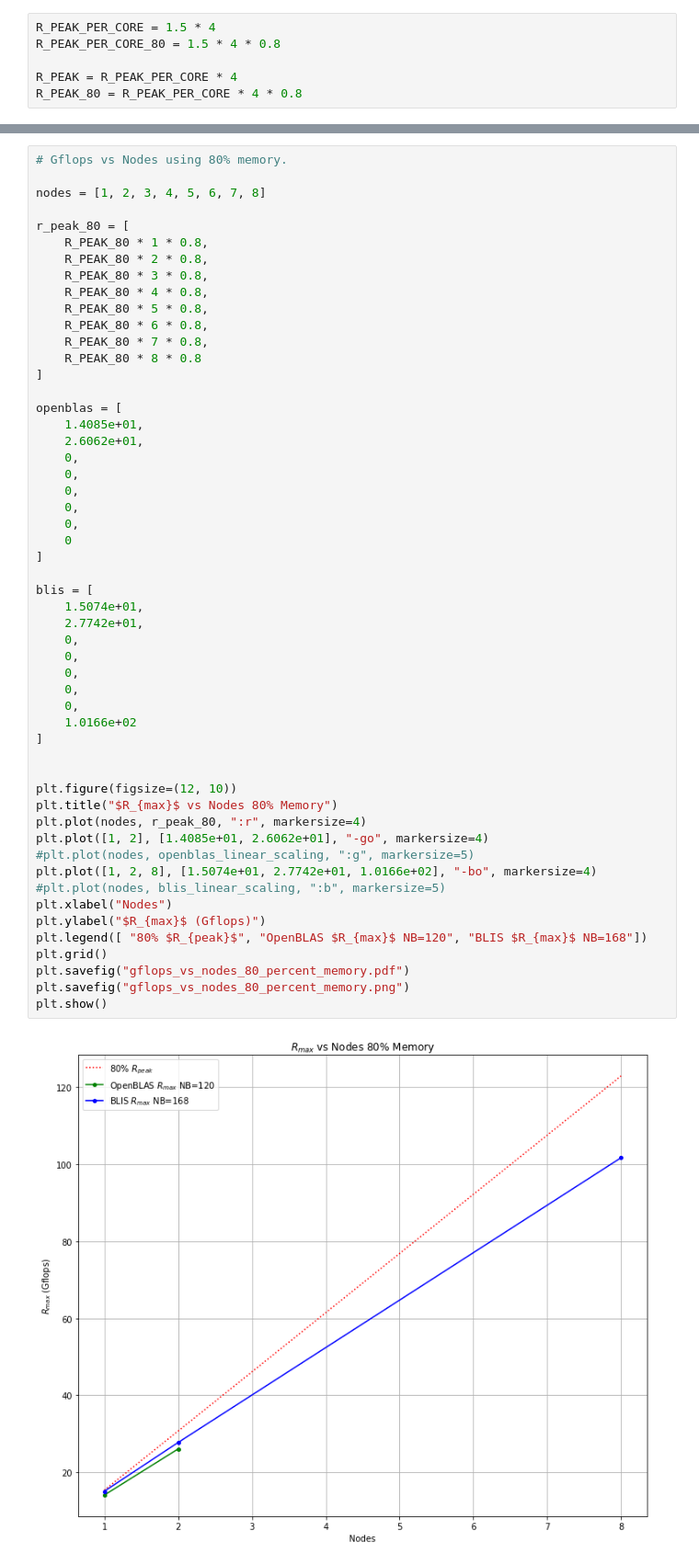
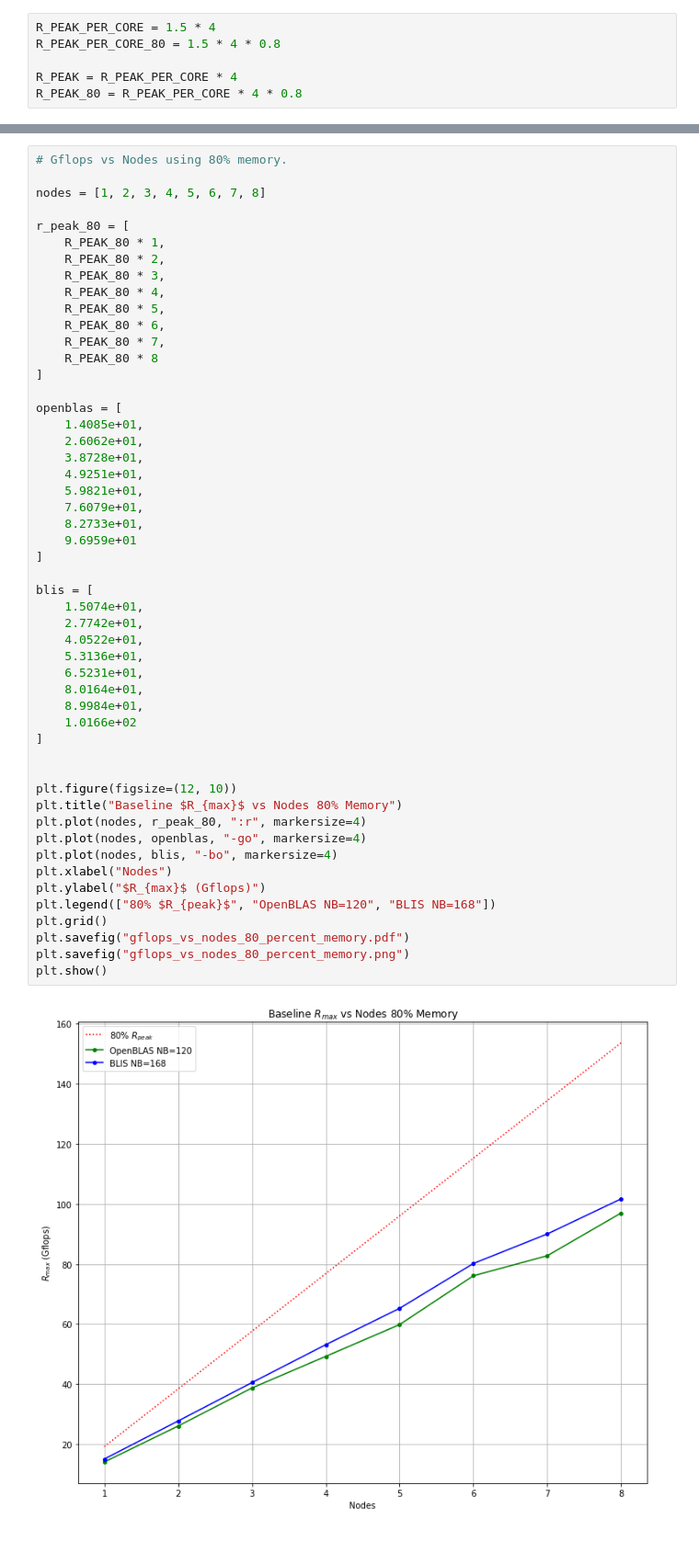
Before and after one commit to johnduffymsc/dissertation, a Jupyter notebook: picluster.ipynb, the cells around one changed output, grey strips where cells are left out. Shown at 92% size. Cells and saved outputs as stored; diff of their text form.

```diff
--- a/picluster.ipynb
+++ b/picluster.ipynb
@@ -347,55 +348,53 @@ plt.show()
 # %%
 # Gflops vs Nodes using 80% memory.
 
 nodes = [1, 2, 3, 4, 5, 6, 7, 8]
 
 r_peak_80 = [
-    R_PEAK_80 * 1 * 0.8,
-    R_PEAK_80 * 2 * 0.8,
-    R_PEAK_80 * 3 * 0.8,
-    R_PEAK_80 * 4 * 0.8,
-    R_PEAK_80 * 5 * 0.8,
-    R_PEAK_80 * 6 * 0.8,
-    R_PEAK_80 * 7 * 0.8,
-    R_PEAK_80 * 8 * 0.8
+    R_PEAK_80 * 1,
+    R_PEAK_80 * 2,
+    R_PEAK_80 * 3,
+    R_PEAK_80 * 4,
+    R_PEAK_80 * 5,
+    R_PEAK_80 * 6,
+    R_PEAK_80 * 7,
+    R_PEAK_80 * 8
 ]
 
 openblas = [
     1.4085e+01,
     2.6062e+01,
-    0,
-    0,
-    0,
-    0,
-    0,
-    0
+    3.8728e+01,
+    4.9251e+01,
+    5.9821e+01,
+    7.6079e+01,
+    8.2733e+01,
+    9.6959e+01
 ]
 
 blis = [
     1.5074e+01,
     2.7742e+01,
-    0,
-    0,
-    0,
-    0,
-    0,
+    4.0522e+01,
+    5.3136e+01,
+    6.5231e+01,
+    8.0164e+01,
+    8.9984e+01,
     1.0166e+02
 ]
 
 
 plt.figure(figsize=(12, 10))
-plt.title("$R_{max}$ vs Nodes 80% Memory")
+plt.title("Baseline $R_{max}$ vs Nodes 80% Memory")
 plt.plot(nodes, r_peak_80, ":r", markersize=4)
-plt.plot([1, 2], [1.4085e+01, 2.6062e+01], "-go", markersize=4)
-#plt.plot(nodes, openblas_linear_scaling, ":g", markersize=5)
-plt.plot([1, 2, 8], [1.5074e+01, 2.7742e+01, 1.0166e+02], "-bo", markersize=4)
-#plt.plot(nodes, blis_linear_scaling, ":b", markersize=5)
+plt.plot(nodes, openblas, "-go", markersize=4)
+plt.plot(nodes, blis, "-bo", markersize=4)
 plt.xlabel("Nodes")
 plt.ylabel("$R_{max}$ (Gflops)")
-plt.legend([ "80% $R_{peak}$", "OpenBLAS $R_{max}$ NB=120", "BLIS $R_{max}$ NB=168"])
+plt.legend(["80% $R_{peak}$", "OpenBLAS NB=120", "BLIS NB=168"])
 plt.grid()
 plt.savefig("gflops_vs_nodes_80_percent_memory.pdf")
 plt.savefig("gflops_vs_nodes_80_percent_memory.png")
 plt.show()
 # %% [output]
-[figure, old version]
+[figure, new version]
```
Also changed, not shown: parts of 3 cells of this notebook, 2 other files.
